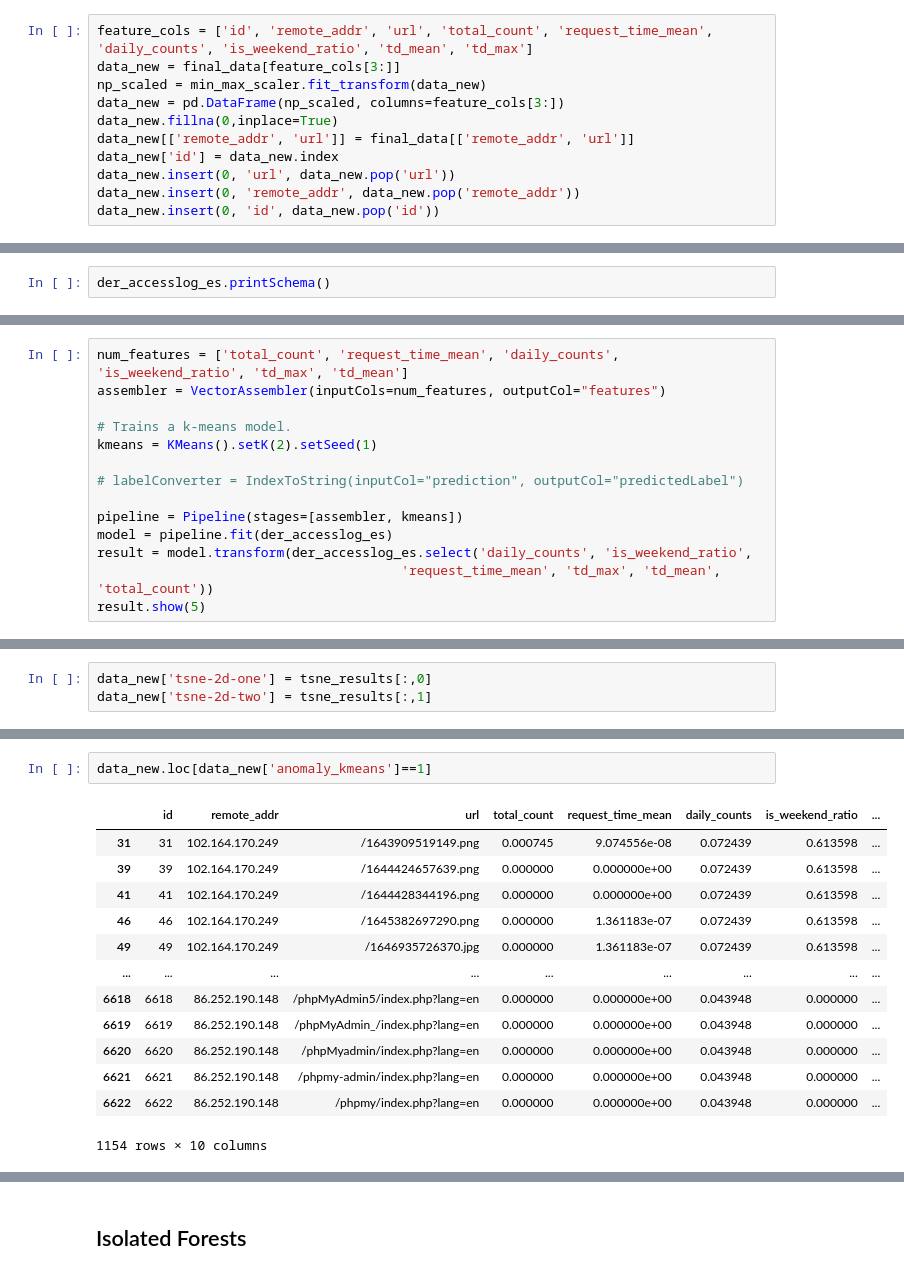
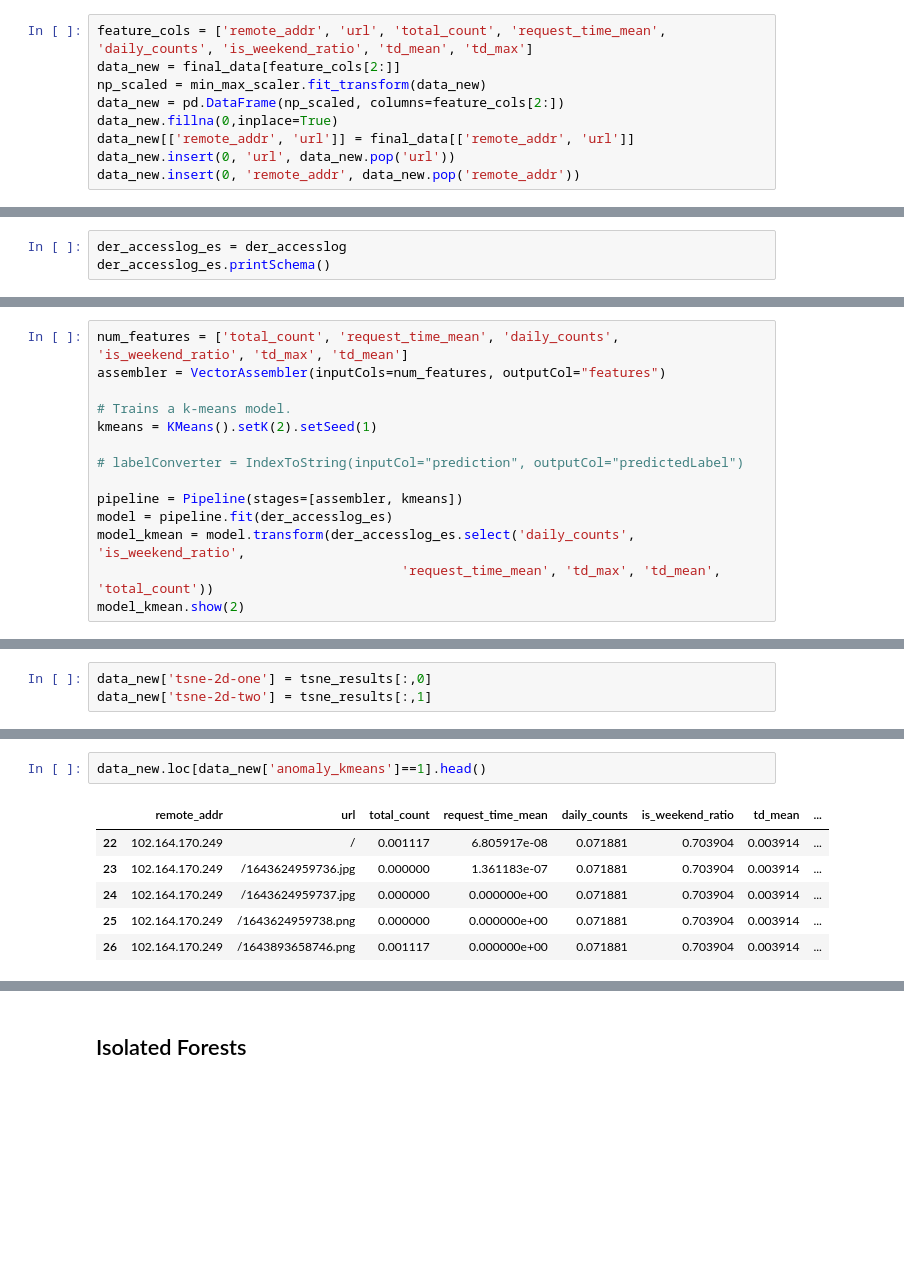
Before and after one commit to mblaster00/Data-Pipeline-For-Anomalies-Detection, a Jupyter notebook: Model_Anomalies_Detection_Based_On_Nginx_AccessLog.ipynb, the cells around one changed output, grey strips where cells are left out. Drawn from its saved outputs; the diff is of its cells as text; blank space fills up the shorter version.

```diff
--- a/Model_Anomalies_Detection_Based_On_Nginx_AccessLog.ipynb
+++ b/Model_Anomalies_Detection_Based_On_Nginx_AccessLog.ipynb
@@ -452,16 +436,14 @@ Index(['remote_addr', 'url', 'total_count', 'request_time_mean',
 # %%
 min_max_scaler = preprocessing.MinMaxScaler()
 # %%
-feature_cols = ['id', 'remote_addr', 'url', 'total_count', 'request_time_mean', 'daily_counts', 'is_weekend_ratio', 'td_mean', 'td_max']
-data_new = final_data[feature_cols[3:]]
+feature_cols = ['remote_addr', 'url', 'total_count', 'request_time_mean', 'daily_counts', 'is_weekend_ratio', 'td_mean', 'td_max']
+data_new = final_data[feature_cols[2:]]
 np_scaled = min_max_scaler.fit_transform(data_new)
-data_new = pd.DataFrame(np_scaled, columns=feature_cols[3:])
+data_new = pd.DataFrame(np_scaled, columns=feature_cols[2:])
 data_new.fillna(0,inplace=True)
 data_new[['remote_addr', 'url']] = final_data[['remote_addr', 'url']]
-data_new['id'] = data_new.index
 data_new.insert(0, 'url', data_new.pop('url'))
 data_new.insert(0, 'remote_addr', data_new.pop('remote_addr'))
-data_new.insert(0, 'id', data_new.pop('id'))
 # %%
 data_new.head()
 # %% [output]
@@ -666,6 +641,7 @@ der_accesslog_es = spark.read.format("es") \
     .option("es.net.http.auth.pass", "0Xc537rcFuen7lpBZqwf" ) \
     .load("der_accesslog")
 # %%
+der_accesslog_es = der_accesslog
 der_accesslog_es.printSchema()
 # %% [output]
 root
@@ -731,9 +697,9 @@ kmeans = KMeans().setK(2).setSeed(1)
 
 pipeline = Pipeline(stages=[assembler, kmeans])
 model = pipeline.fit(der_accesslog_es)
-result = model.transform(der_accesslog_es.select('daily_counts', 'is_weekend_ratio',
+model_kmean = model.transform(der_accesslog_es.select('daily_counts', 'is_weekend_ratio',
                                        'request_time_mean', 'td_max', 'td_mean', 'total_count'))
-result.show(5)
+model_kmean.show(2)
 # %% [output]
 +------------+----------------+-----------------+------+-------+-----------+---------+----------+
 |daily_counts|is_weekend_ratio|request_time_mean|td_max|td_mean|total_count| features|prediction|
@@ -803,16 +768,9 @@ sns.scatterplot(
 # %%
-data_new.loc[data_new['anomaly_kmeans']==1]
+data_new.loc[data_new['anomaly_kmeans']==1].head()
 # %% [output]
-|  | id | remote_addr | url | total_count | request_time_mean | daily_counts | is_weekend_ratio | ... |
-| 31 | 31 | 102.164.170.249 | /1643909519149.png | 0.000745 | 9.074556e-08 | 0.072439 | 0.613598 | ... |
-| 39 | 39 | 102.164.170.249 | /1644424657639.png | 0.000000 | 0.000000e+00 | 0.072439 | 0.613598 | ... |
-| 41 | 41 | 102.164.170.249 | /1644428344196.png | 0.000000 | 0.000000e+00 | 0.072439 | 0.613598 | ... |
-| 46 | 46 | 102.164.170.249 | /1645382697290.png | 0.000000 | 1.361183e-07 | 0.072439 | 0.613598 | ... |
-| 49 | 49 | 102.164.170.249 | /1646935726370.jpg | 0.000000 | 1.361183e-07 | 0.072439 | 0.613598 | ... |
-| ... | ... | ... | ... | ... | ... | ... | ... | ... |
-| 6618 | 6618 | 86.252.190.148 | /phpMyAdmin5/index.php?lang=en | 0.000000 | 0.000000e+00 | 0.043948 | 0.000000 | ... |
-| 6619 | 6619 | 86.252.190.148 | /phpMyAdmin_/index.php?lang=en | 0.000000 | 0.000000e+00 | 0.043948 | 0.000000 | ... |
-| 6620 | 6620 | 86.252.190.148 | /phpMyadmin/index.php?lang=en | 0.000000 | 0.000000e+00 | 0.043948 | 0.000000 | ... |
-| 6621 | 6621 | 86.252.190.148 | /phpmy-admin/index.php?lang=en | 0.000000 | 0.000000e+00 | 0.043948 | 0.000000 | ... |
-| 6622 | 6622 | 86.252.190.148 | /phpmy/index.php?lang=en | 0.000000 | 0.000000e+00 | 0.043948 | 0.000000 | ... |
+|  | remote_addr | url | total_count | request_time_mean | daily_counts | is_weekend_ratio | td_mean | ... |
+| 22 | 102.164.170.249 | / | 0.001117 | 6.805917e-08 | 0.071881 | 0.703904 | 0.003914 | ... |
+| 23 | 102.164.170.249 | /1643624959736.jpg | 0.000000 | 1.361183e-07 | 0.071881 | 0.703904 | 0.003914 | ... |
+| 24 | 102.164.170.249 | /1643624959737.jpg | 0.000000 | 0.000000e+00 | 0.071881 | 0.703904 | 0.003914 | ... |
+| 25 | 102.164.170.249 | /1643624959738.png | 0.000000 | 0.000000e+00 | 0.071881 | 0.703904 | 0.003914 | ... |
+| 26 | 102.164.170.249 | /1643893658746.png | 0.001117 | 0.000000e+00 | 0.071881 | 0.703904 | 0.003914 | ... |
-1154 rows × 10 columns
```
Also changed, not shown: parts of 78 cells of this notebook, 47 other files.
